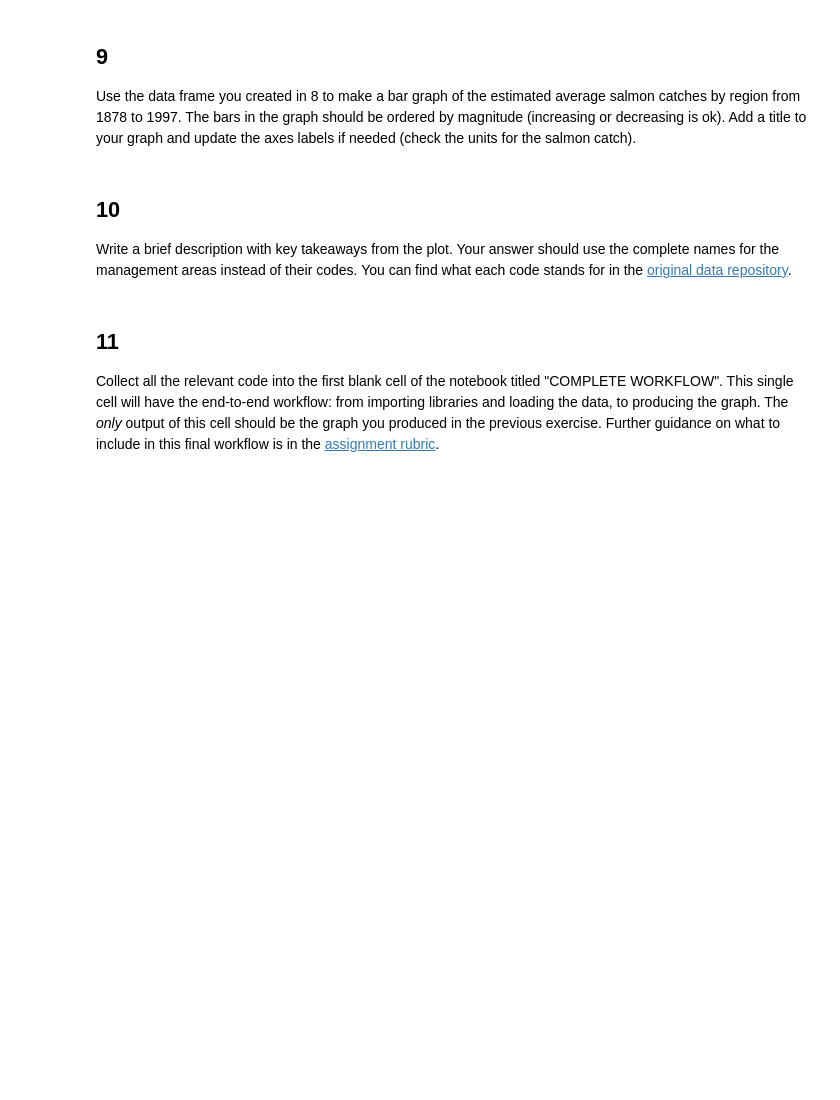
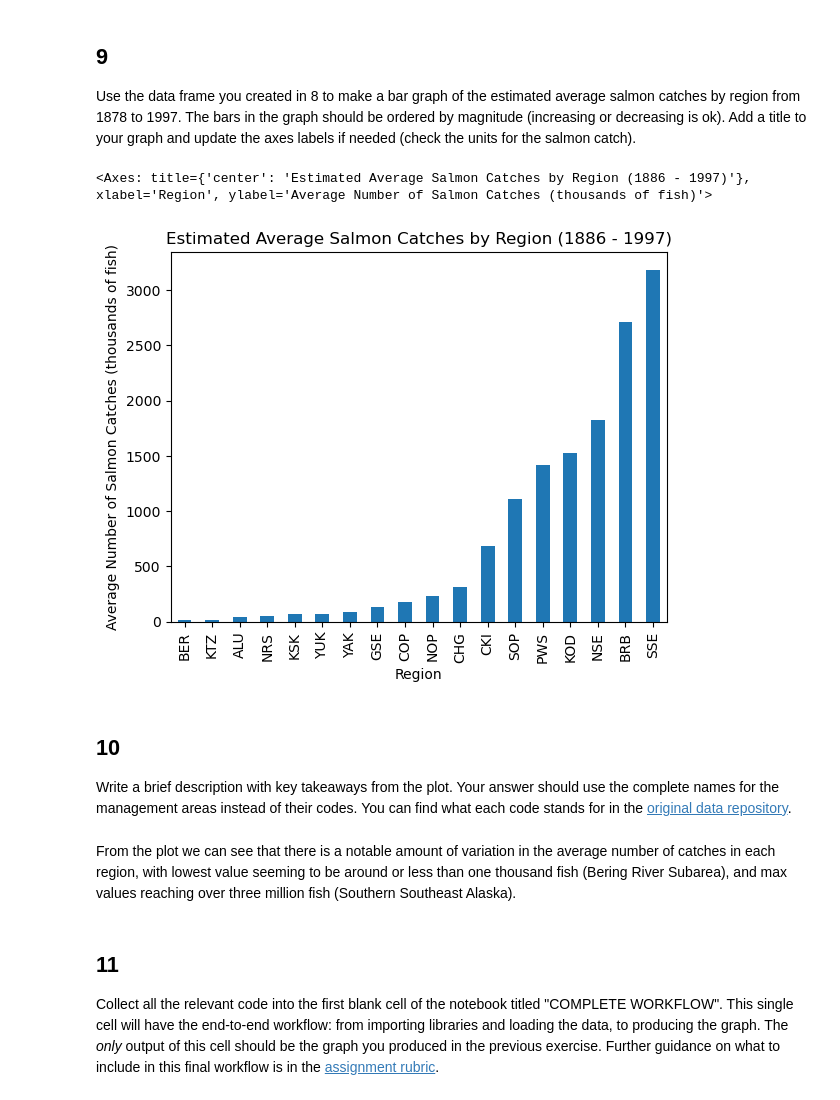
Before and after one commit to michaeladennis/eds220-hwk2, a Jupyter notebook: task2/hwk2-task2-salmon.ipynb, the cells around one changed output. Cells and saved outputs as stored; diff of their text form; code cells hidden in the pictures; blank space fills up the shorter version.

```diff
--- a/task2/hwk2-task2-salmon.ipynb
+++ b/task2/hwk2-task2-salmon.ipynb
@@ -252,0 +274,5 @@ catch_column_type
+# %%
+# Use .astype to specify that we want to change the data type to int64
+catch_data['Catch'] = catch_data['Catch'].astype('int64')
+catch_column_type = catch_data['Catch'].dtype
+catch_column_type
@@ -262,0 +290,4 @@ avg_region
+# %%
+# First, specify 'Region' col in .groupby, then index the 'Catch' col to use .mean
+avg_region = catch_data.groupby('Region')['Catch'].mean()
+avg_region
@@ -270,6 +324,12 @@ grader.check("q8")
 ## 9
 
 Use the data frame you created in 8 to make a bar graph of the estimated average salmon catches by region from 1878 to 1997. The bars in the graph should be ordered by magnitude (increasing or decreasing is ok). Add a title to your graph and update the axes labels if needed (check the units for the salmon catch).
+# %%
+# First, sort the values, then plot with specifications for bar graph along with the titles
+avg_region.sort_values(ascending = True).plot(kind = 'bar', x = 'Region', y = 'Catch', title = "Estimated Average Salmon Catches by Region (1886 - 1997)", ylabel = "Average Number of Salmon Catches (thousands of fish)")
+# %% [output]
+<Axes: title={'center': 'Estimated Average Salmon Catches by Region (1886 - 1997)'}, xlabel='Region', ylabel='Average Number of Salmon Catches (thousands of fish)'>
+[figure, added]
 # %% [markdown]
 <!-- END QUESTION -->
 
@@ -278,6 +338,8 @@ Use the data frame you created in 8 to make a bar graph of the estimated average
 ## 10
 
 Write a brief description with key takeaways from the plot. Your answer should use the complete names for the management areas instead of their codes. You can find what each code stands for in the [original data repository](https://knb.ecoinformatics.org/view/df35b.304.2#df35b.303.1).
+# %% [markdown]
+From the plot we can see that there is a notable amount of variation in the average number of catches in each region, with lowest value seeming to be around or less than one thousand fish (Bering River Subarea), and max values reaching over three million fish (Southern Southeast Alaska).
 # %% [markdown]
 <!-- END QUESTION -->
 
```
Also changed, not shown: parts of 9 cells of this notebook.
